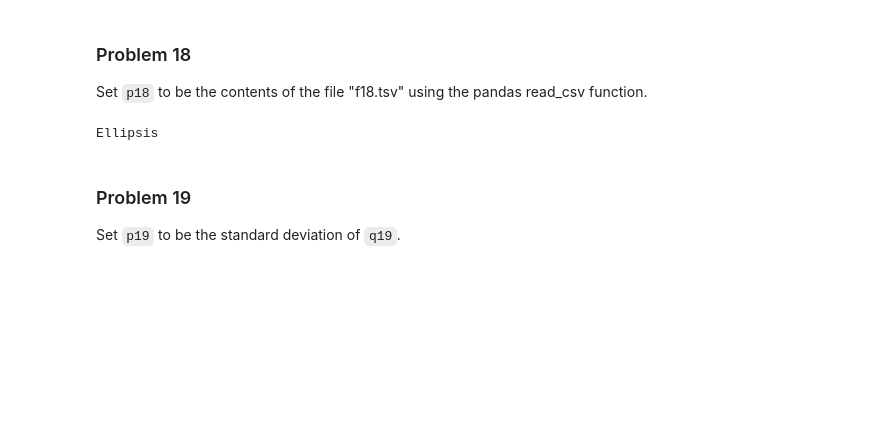
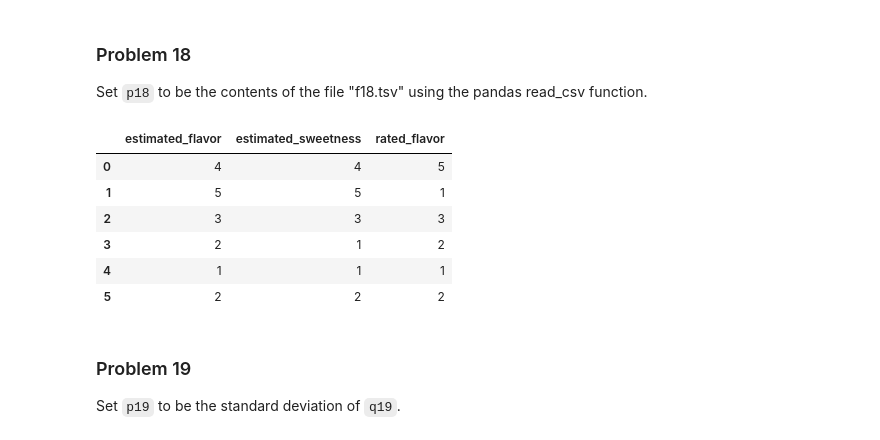
Before and after one commit to bu-cds-dx601/dx601-homework-02, a Jupyter notebook: homework.ipynb, the cells around one changed output. Drawn from its saved outputs; the diff is of its cells as text; code cells hidden in the pictures; blank space fills up the shorter version.

```diff
--- a/homework.ipynb
+++ b/homework.ipynb
@@ -371,9 +365,17 @@ Set `p18` to be the contents of the file "f18.tsv" using the pandas read_csv fun
 # %%
 # YOUR CHANGES HERE
 
-...
+p18= pd.read_csv("f18.tsv", sep="\t")
-# %% [output]
-Ellipsis
+# %%
+p18
+# %% [output]
+|  | estimated_flavor | estimated_sweetness | rated_flavor |
+| 0 | 4 | 4 | 5 |
+| 1 | 5 | 5 | 1 |
+| 2 | 3 | 3 | 3 |
+| 3 | 2 | 1 | 2 |
+| 4 | 1 | 1 | 1 |
+| 5 | 2 | 2 | 2 |
 # %% [markdown]
 ### Problem 19
 
```
Also changed, not shown: parts of 10 cells of this notebook.
